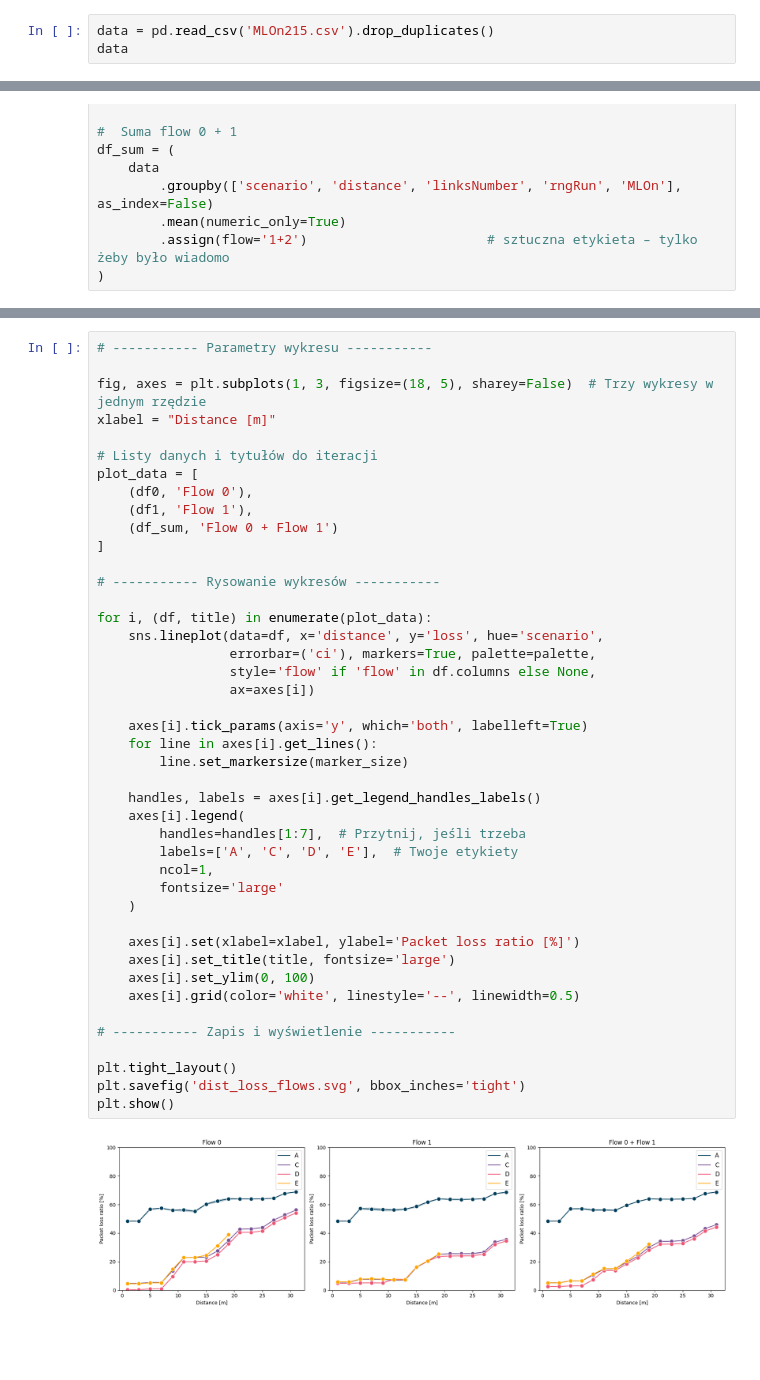
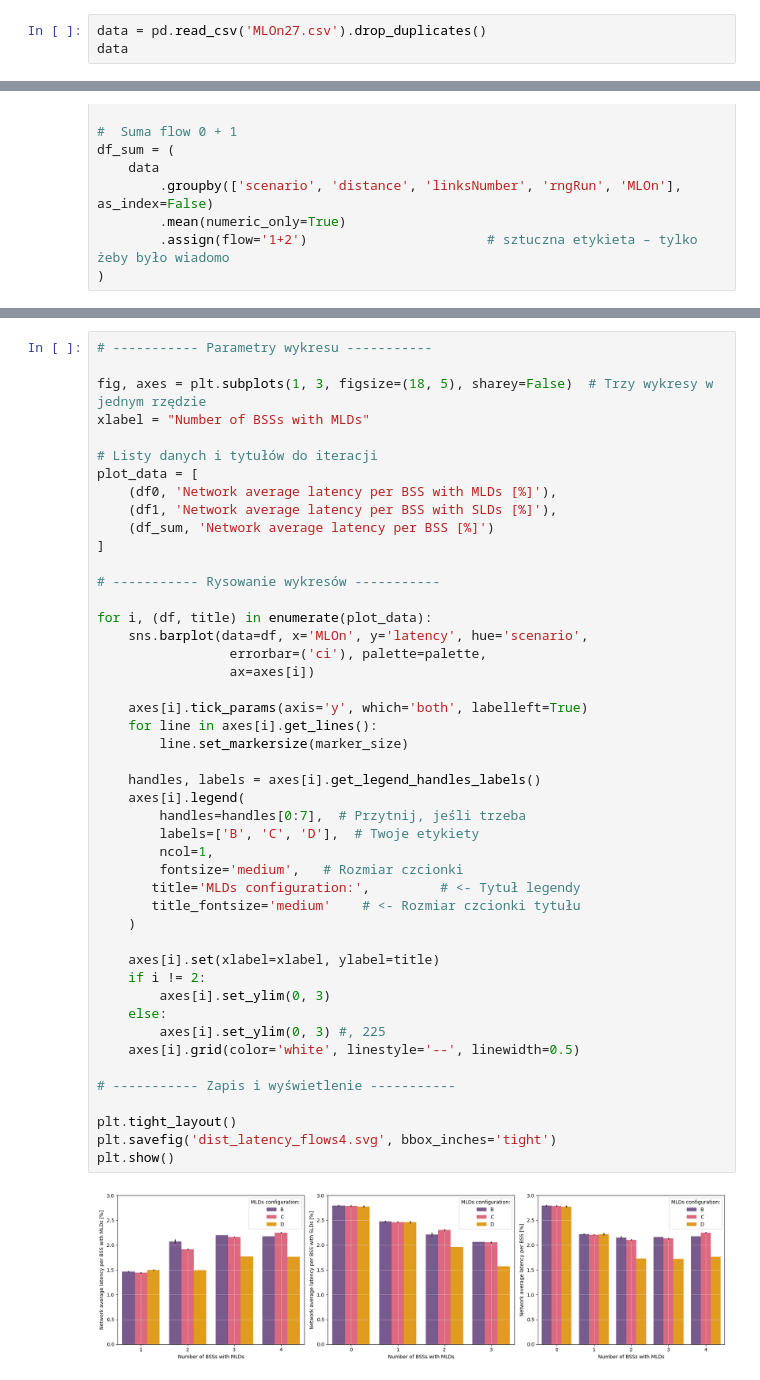
Before and after one commit to fmargul/magisterka, a Jupyter notebook: scenario 3/distance4F.ipynb, the cells around one changed output, grey strips where cells are left out. Cells and saved outputs as stored; diff of their text form; blank space fills up the shorter version.

```diff
--- a/scenario 3/distance4F.ipynb
+++ b/scenario 3/distance4F.ipynb
@@ -11,7 +11,7 @@ palette = ['#7a5195', '#ef5675', '#ffa600'] #https://matplotlib.org/stable/galle
 marker_size = 8  # Ustalony rozmiar markerów
 xlabel = "Distance beetwen AP and STAs [m]"
 # %%
-data = pd.read_csv('MLOn215.csv').drop_duplicates()
+data = pd.read_csv('MLOn27.csv').drop_duplicates()
 data
 # %% [output]
 |  | rngRun | flow | nStations | distance | linksNumber | loss | jitter | latency | throughput | rxBytes | ... |
@@ -106,48 +153,51 @@ plt.show()
 # %%
 # ----------- Parametry wykresu -----------
 
 fig, axes = plt.subplots(1, 3, figsize=(18, 5), sharey=False)  # Trzy wykresy w jednym rzędzie
-xlabel = "Distance [m]"
+xlabel = "Number of BSSs with MLDs"
 
 # Listy danych i tytułów do iteracji
 plot_data = [
-    (df0, 'Flow 0'),
-    (df1, 'Flow 1'),
-    (df_sum, 'Flow 0 + Flow 1')
+    (df0, 'Network average latency per BSS with MLDs [%]'),
+    (df1, 'Network average latency per BSS with SLDs [%]'),
+    (df_sum, 'Network average latency per BSS [%]')
 ]
 
 # ----------- Rysowanie wykresów -----------
 
 for i, (df, title) in enumerate(plot_data):
-    sns.lineplot(data=df, x='distance', y='loss', hue='scenario',
-                 errorbar=('ci'), markers=True, palette=palette,
-                 style='flow' if 'flow' in df.columns else None,
+    sns.barplot(data=df, x='MLOn', y='latency', hue='scenario',
+                 errorbar=('ci'), palette=palette,
                  ax=axes[i])
 
     axes[i].tick_params(axis='y', which='both', labelleft=True)
     for line in axes[i].get_lines():
         line.set_markersize(marker_size)
 
     handles, labels = axes[i].get_legend_handles_labels()
     axes[i].legend(
-        handles=handles[1:7],  # Przytnij, jeśli trzeba
-        labels=['A', 'C', 'D', 'E'],  # Twoje etykiety
+        handles=handles[0:7],  # Przytnij, jeśli trzeba
+        labels=['B', 'C', 'D'],  # Twoje etykiety
         ncol=1,
-        fontsize='large'
+        fontsize='medium',   # Rozmiar czcionki
+       title='MLDs configuration:',         # <- Tytuł legendy
+       title_fontsize='medium'    # <- Rozmiar czcionki tytułu
     )
 
-    axes[i].set(xlabel=xlabel, ylabel='Packet loss ratio [%]')
-    axes[i].set_title(title, fontsize='large')
-    axes[i].set_ylim(0, 100)
+    axes[i].set(xlabel=xlabel, ylabel=title)
+    if i != 2:
+        axes[i].set_ylim(0, 3)
+    else:
+        axes[i].set_ylim(0, 3) #, 225
     axes[i].grid(color='white', linestyle='--', linewidth=0.5)
 
 # ----------- Zapis i wyświetlenie -----------
 
 plt.tight_layout()
-plt.savefig('dist_loss_flows.svg', bbox_inches='tight')
+plt.savefig('dist_latency_flows4.svg', bbox_inches='tight')
 plt.show()
 # %% [output]
-[figure, old version]
+[figure, new version]
 # %%
 # ----------- Parametry wykresu -----------
 
```
Also changed, not shown: parts of 11 cells of this notebook, 12 other files.
